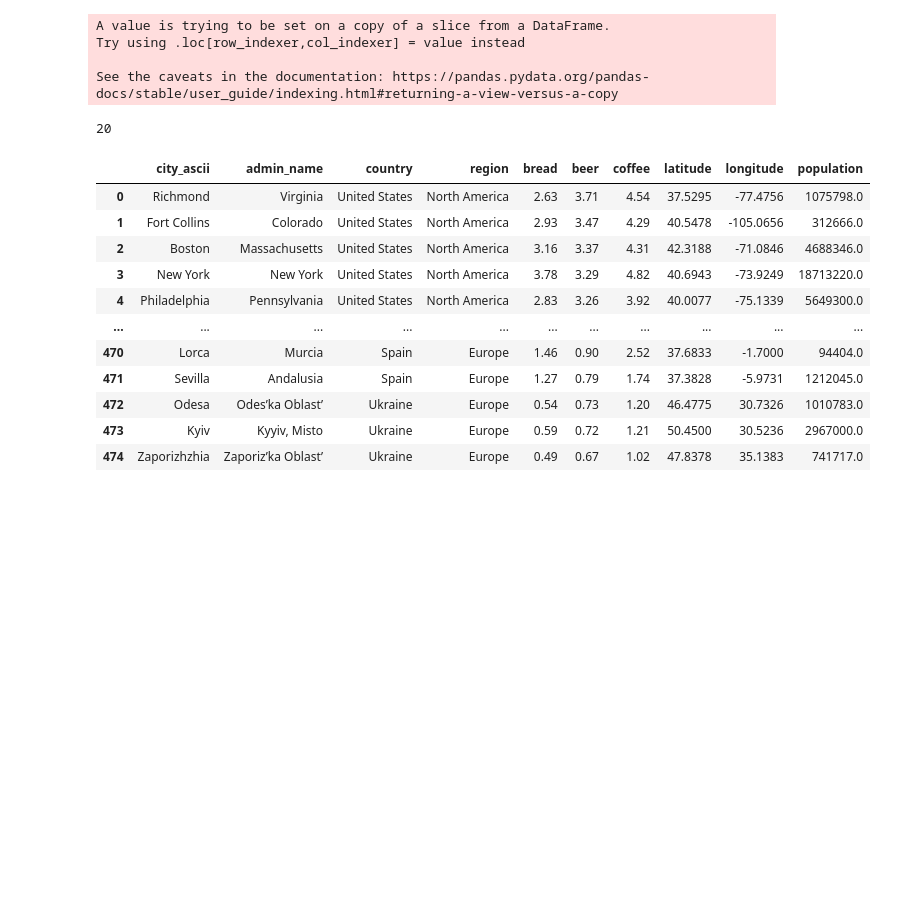
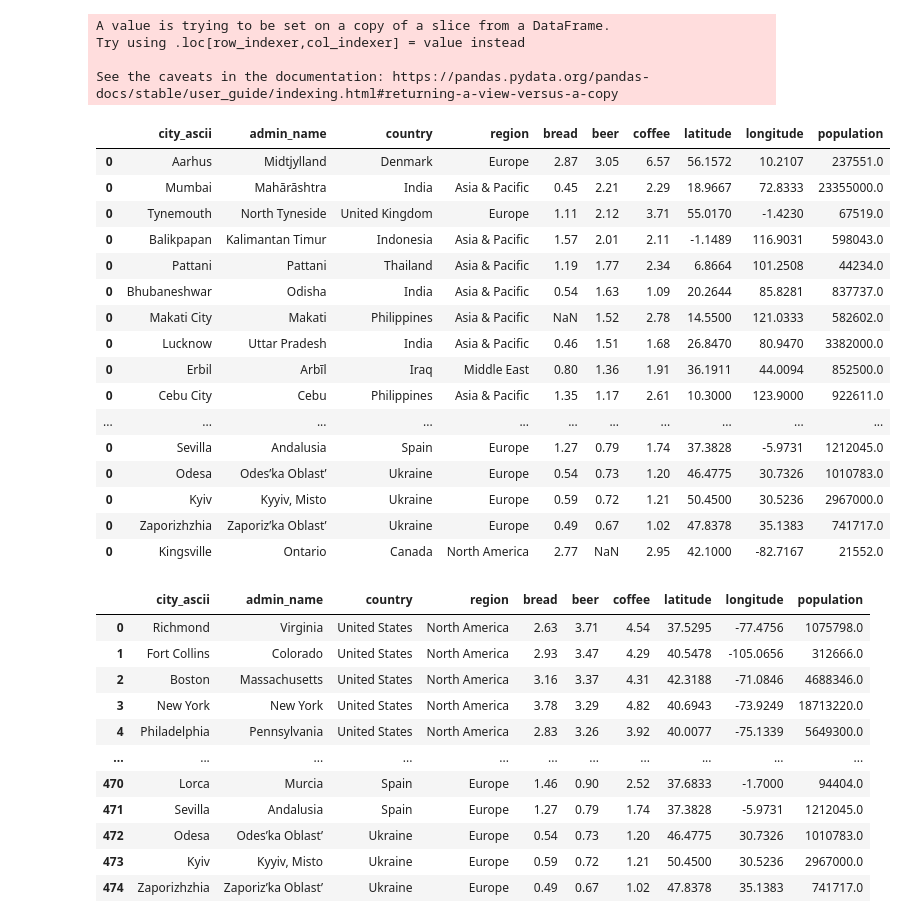
Before and after one commit to christalee/cost-of-drinking, a Jupyter notebook: data/numbeo/Numbeo.ipynb, the cells around one changed output. Saved outputs shown, nothing was run; the diff lists cells and outputs as text; code cells hidden in the pictures; blank space fills up the shorter version.

```diff
--- a/data/numbeo/Numbeo.ipynb
+++ b/data/numbeo/Numbeo.ipynb
@@ -82,6 +82,7 @@ numbeo_admin = pd.concat([numbeo_us, numbeo_globe])
 # reorder columns
 admin_cols = ['city_ascii', 'admin_name', 'country', 'region', 'bread', 'beer', 'coffee', 'latitude', 'longitude', 'population']
 numbeo_admin = numbeo_admin.reindex(columns=admin_cols)
+numbeo_admin = numbeo_admin.rename(columns={"bread": "bread_numbeo", "beer": "beer_numbeo", "coffee": "cappuccino_numbeo"})
 
 len(numbeo) == len(numbeo_admin)
 # %% [output]
@@ -122,10 +159,26 @@ A value is trying to be set on a copy of a slice from a DataFrame.
 Try using .loc[row_indexer,col_indexer] = value instead
 
 See the caveats in the documentation: https://pandas.pydata.org/pandas-docs/stable/user_guide/indexing.html#returning-a-view-versus-a-copy
-# %%
-len(found)
-# %% [output]
-20
+# %%
+found
+# %% [output]
+|  | city_ascii | admin_name | country | region | bread | beer | coffee | latitude | longitude | population |
+| 0 | Aarhus | Midtjylland | Denmark | Europe | 2.87 | 3.05 | 6.57 | 56.1572 | 10.2107 | 237551.0 |
+| 0 | Mumbai | Mahārāshtra | India | Asia & Pacific | 0.45 | 2.21 | 2.29 | 18.9667 | 72.8333 | 23355000.0 |
+| 0 | Tynemouth | North Tyneside | United Kingdom | Europe | 1.11 | 2.12 | 3.71 | 55.0170 | -1.4230 | 67519.0 |
+| 0 | Balikpapan | Kalimantan Timur | Indonesia | Asia & Pacific | 1.57 | 2.01 | 2.11 | -1.1489 | 116.9031 | 598043.0 |
+| 0 | Pattani | Pattani | Thailand | Asia & Pacific | 1.19 | 1.77 | 2.34 | 6.8664 | 101.2508 | 44234.0 |
+| 0 | Bhubaneshwar | Odisha | India | Asia & Pacific | 0.54 | 1.63 | 1.09 | 20.2644 | 85.8281 | 837737.0 |
+| 0 | Makati City | Makati | Philippines | Asia & Pacific | NaN | 1.52 | 2.78 | 14.5500 | 121.0333 | 582602.0 |
+| 0 | Lucknow | Uttar Pradesh | India | Asia & Pacific | 0.46 | 1.51 | 1.68 | 26.8470 | 80.9470 | 3382000.0 |
+| 0 | Erbil | Arbīl | Iraq | Middle East | 0.80 | 1.36 | 1.91 | 36.1911 | 44.0094 | 852500.0 |
+| 0 | Cebu City | Cebu | Philippines | Asia & Pacific | 1.35 | 1.17 | 2.61 | 10.3000 | 123.9000 | 922611.0 |
+| ... | ... | ... | ... | ... | ... | ... | ... | ... | ... | ... |
+| 0 | Sevilla | Andalusia | Spain | Europe | 1.27 | 0.79 | 1.74 | 37.3828 | -5.9731 | 1212045.0 |
+| 0 | Odesa | Odes’ka Oblast’ | Ukraine | Europe | 0.54 | 0.73 | 1.20 | 46.4775 | 30.7326 | 1010783.0 |
+| 0 | Kyiv | Kyyiv, Misto | Ukraine | Europe | 0.59 | 0.72 | 1.21 | 50.4500 | 30.5236 | 2967000.0 |
+| 0 | Zaporizhzhia | Zaporiz’ka Oblast’ | Ukraine | Europe | 0.49 | 0.67 | 1.02 | 47.8378 | 35.1383 | 741717.0 |
+| 0 | Kingsville | Ontario | Canada | North America | 2.77 | NaN | 2.95 | 42.1000 | -82.7167 | 21552.0 |
 # %%
 numbeo_admin = pd.concat([numbeo_admin, found])
 numbeo_clean = numbeo_admin.dropna()
```
Also changed, not shown: parts of 2 cells of this notebook, 1 other file.
